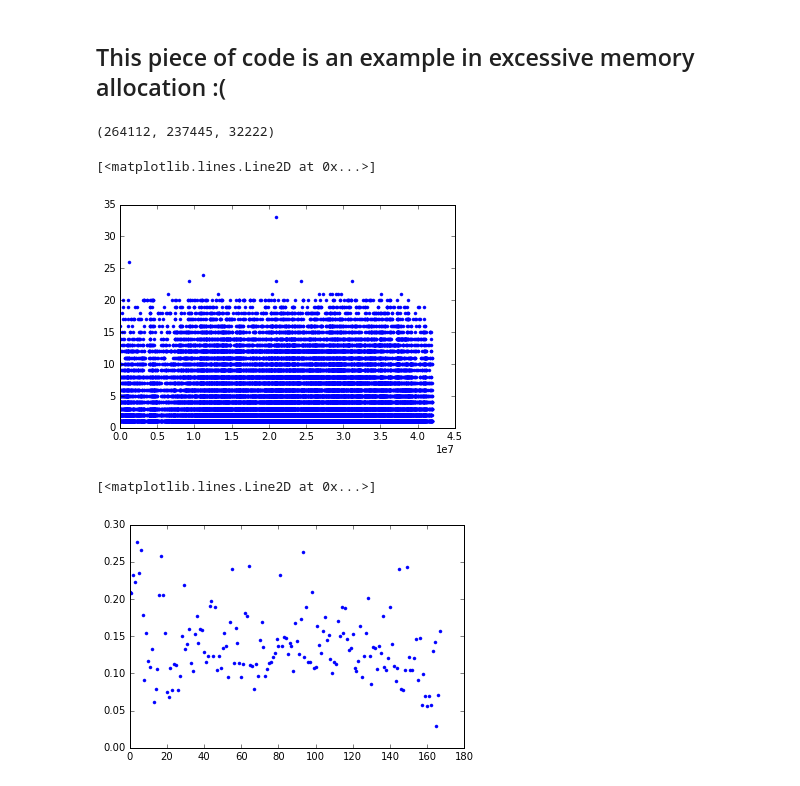
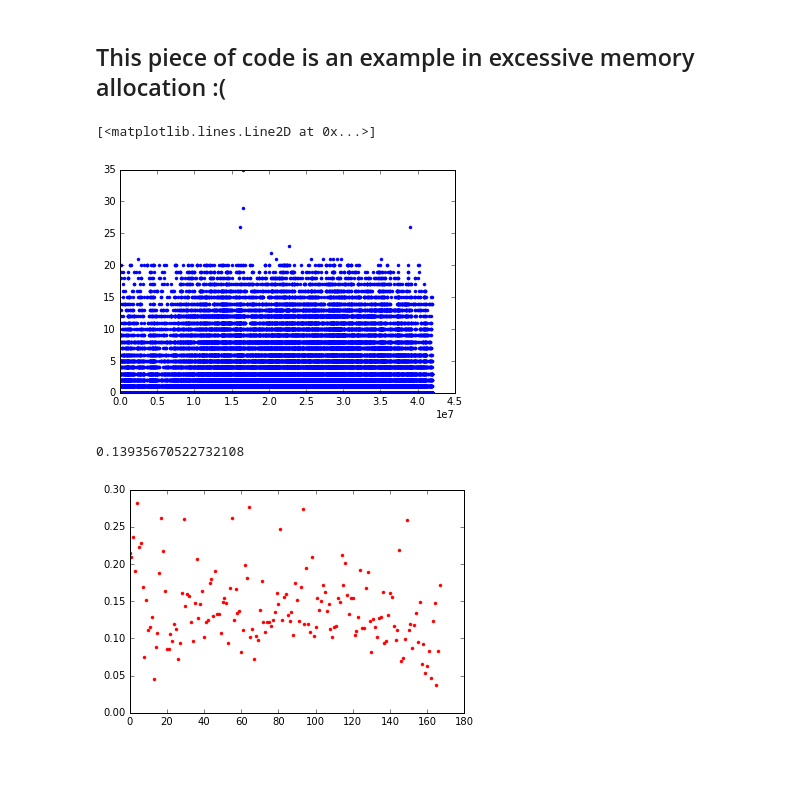
Before and after one commit to tiagoantao/data-science-teaching, a Jupyter notebook: notebooks/Filtering_Parameters.ipynb, the cells around one changed output. Saved outputs shown, nothing was run; the diff lists cells and outputs as text; code cells hidden in the pictures.

```diff
--- a/notebooks/Filtering_Parameters.ipynb
+++ b/notebooks/Filtering_Parameters.ipynb
@@ -66,54 +84,44 @@ ofs_fa = samples.index(my_parents[1])
 ofs_start, ofs_end = get_offspring_range(my_parents, parents, samples)
 
 i = 0
-mendel_results = []
+mendel_results = {}
+has_errors = []
 for pos, na, genotype in zip(poses, num_alleles, genotypes):
+    i += 1
     if random.randint(0, 100) < 90:
         continue
     if na != 2:
         continue
-    i += 1
     mo_alleles = genotype[ofs_mo,:]
     fa_alleles = genotype[ofs_fa,:]
     ofs_alleles = genotype[ofs_start:ofs_end,:]
     errors = compute_medelian_errors([mo_alleles, fa_alleles], ofs_alleles)
-    mendel_results.append((pos, errors))
-    #print(mo_alleles, fa_alleles, ofs_alleles)
-    #if i == 100:
-    #    break
-
-del genotypes
+    if errors is None:
+        continue
+    if errors[1] > 0:
+        has_errors.append(pos)
+    mendel_results[pos] = i, errors
-# %%
-usable = [pos for pos, errors in mendel_results if errors is not None]
-which_errors = collections.OrderedDict()
-for pos, errors in mendel_results:
-    if errors is not None and errors[1] > 0:
-        which_errors[pos] = errors
-{pos: errors for pos, errors in mendel_results }
-has_errors = list(which_errors.keys())
-len(mendel_results), len(usable), len(has_errors)
-#under estimation
-# %% [output]
-(264112, 237445, 32222)
 # %%
-x, y = zip(*((error[0], error[1][1]) for error in which_errors))
+x, y = zip(*((pos, error[1][1]) for pos, error in mendel_results.items()))
 plt.plot(x, y, '.')
 # %% [output]
 [<matplotlib.lines.Line2D at 0x...>]
-[figure, old version]
+[figure, new version]
 # %%
 window_size = 250000
-max_pos = usable[-1]
+max_pos = max(mendel_results.keys())
 num_bins = max_pos // window_size + 1
 wins = [[0, 0] for x in range(num_bins)]
-for pos in usable:
+for pos in mendel_results:
     wins[pos // window_size][0] += 1
-for pos_err in which_errors:
-    pos = pos_err[0]
+for pos, err in mendel_results.items():
+    if err[1][1] == 0:
+        continue
     wins[pos // window_size][1] += 1
 frac_errors = [errs / poses for poses, errs in wins]
 # %%
-plt.plot(frac_errors, '.')
+plt.plot(frac_errors, '.', c='r')
+sum(frac_errors)/len(frac_errors)
 # %% [output]
-[<matplotlib.lines.Line2D at 0x...>]
+0.13935670522732108
-[figure, old version]
+[figure, new version]
```
Also changed, not shown: parts of 62 cells of this notebook.
